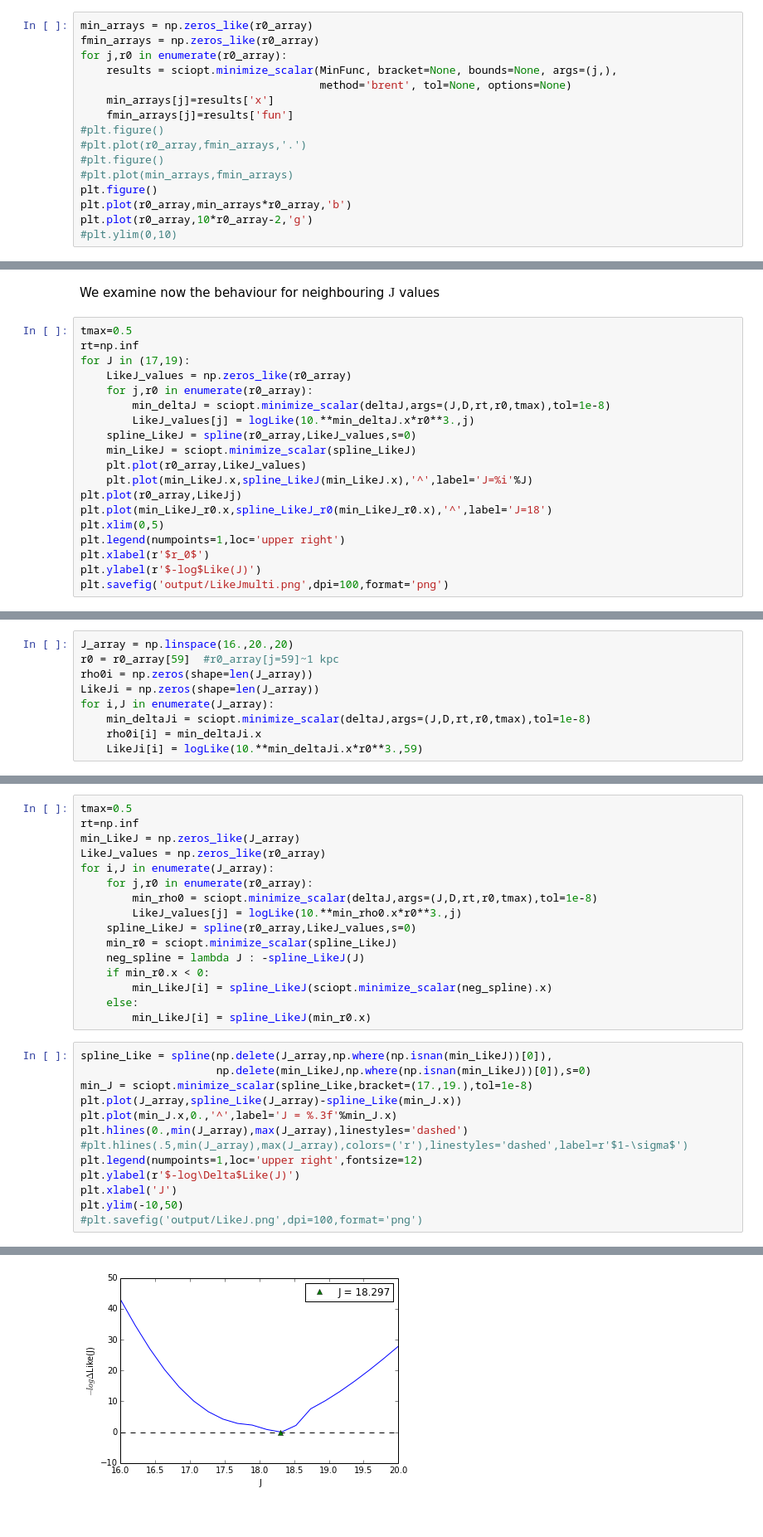
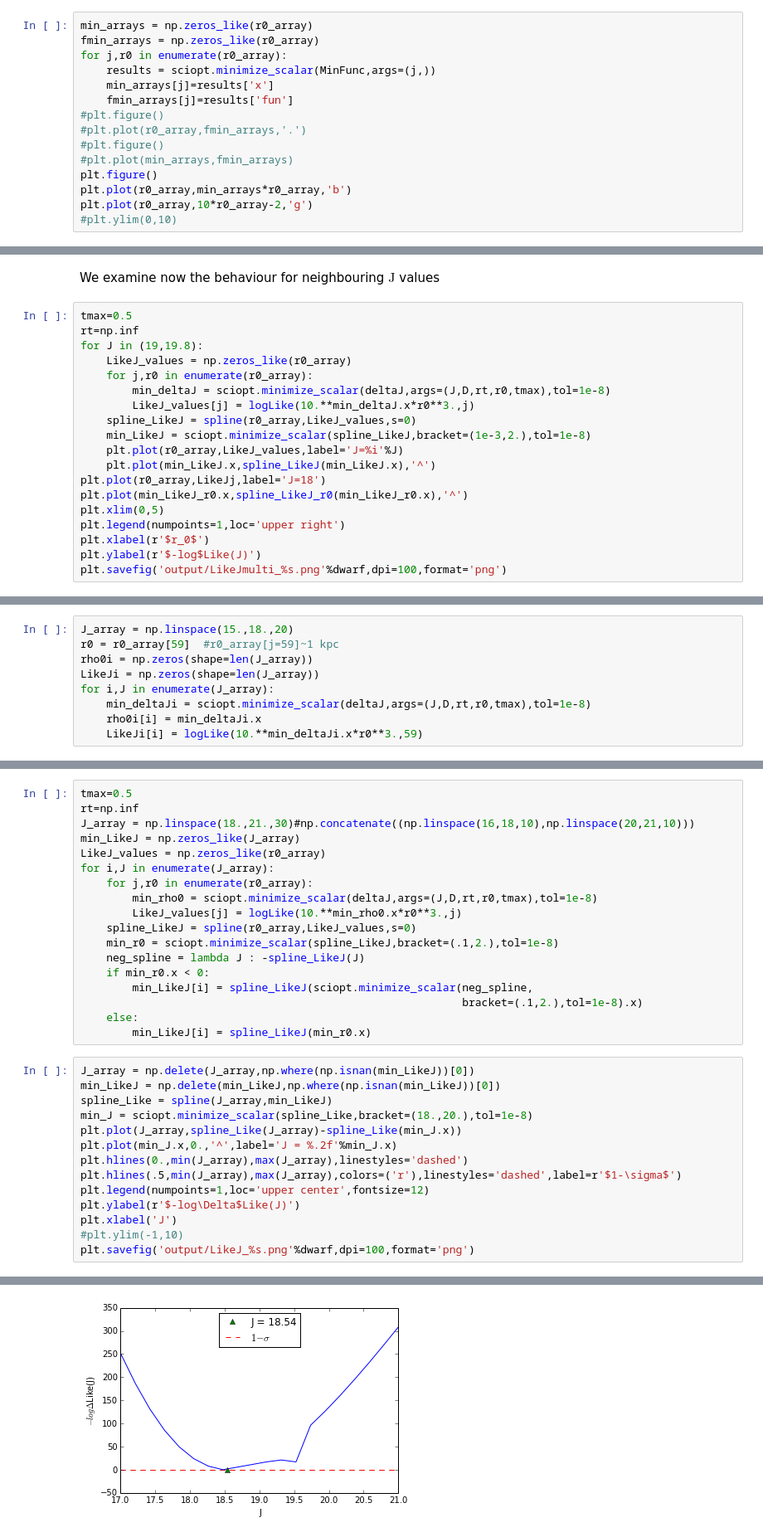
Before and after one commit to achiappo/FRESKA, a Jupyter notebook: spherical_jeans_analysis.ipynb, the cells around one changed output, grey strips where cells are left out. Shown: that part at 83% size. Saved outputs shown, nothing was run; the diff lists cells and outputs as text.

```diff
--- a/spherical_jeans_analysis.ipynb
+++ b/spherical_jeans_analysis.ipynb
@@ -297,8 +297,7 @@ plt.plot(10**results['x'],results['fun'],'v')
 min_arrays = np.zeros_like(r0_array)
 fmin_arrays = np.zeros_like(r0_array)
 for j,r0 in enumerate(r0_array):
-    results = sciopt.minimize_scalar(MinFunc, bracket=None, bounds=None, args=(j,),
-                                     method='brent', tol=None, options=None)
+    results = sciopt.minimize_scalar(MinFunc,args=(j,))
     min_arrays[j]=results['x']
     fmin_arrays[j]=results['fun']
 #plt.figure()
@@ -529,20 +532,20 @@ We examine now the behaviour for neighbouring $\mathrm{J}$ values
 # %%
 tmax=0.5
 rt=np.inf
-for J in (17,19):
+for J in (19,19.8):
     LikeJ_values = np.zeros_like(r0_array)
     for j,r0 in enumerate(r0_array):
         min_deltaJ = sciopt.minimize_scalar(deltaJ,args=(J,D,rt,r0,tmax),tol=1e-8)
         LikeJ_values[j] = logLike(10.**min_deltaJ.x*r0**3.,j)
     spline_LikeJ = spline(r0_array,LikeJ_values,s=0)
-    min_LikeJ = sciopt.minimize_scalar(spline_LikeJ)
-    plt.plot(r0_array,LikeJ_values)
-    plt.plot(min_LikeJ.x,spline_LikeJ(min_LikeJ.x),'^',label='J=%i'%J)
-plt.plot(r0_array,LikeJj)
-plt.plot(min_LikeJ_r0.x,spline_LikeJ_r0(min_LikeJ_r0.x),'^',label='J=18')
+    min_LikeJ = sciopt.minimize_scalar(spline_LikeJ,bracket=(1e-3,2.),tol=1e-8)
+    plt.plot(r0_array,LikeJ_values,label='J=%i'%J)
+    plt.plot(min_LikeJ.x,spline_LikeJ(min_LikeJ.x),'^')
+plt.plot(r0_array,LikeJj,label='J=18')
+plt.plot(min_LikeJ_r0.x,spline_LikeJ_r0(min_LikeJ_r0.x),'^')
 plt.xlim(0,5)
 plt.legend(numpoints=1,loc='upper right')
 plt.xlabel(r'$r_0$')
 plt.ylabel(r'$-log$Like(J)')
-plt.savefig('output/LikeJmulti.png',dpi=100,format='png')
+plt.savefig('output/LikeJmulti_%s.png'%dwarf,dpi=100,format='png')
 # %% [output]
@@ -552,7 +555,7 @@ This indicates that there is a specific value of $\textrm{J}$ at which there is
 
 Below we test another a different approach: scan directly over $\textrm{J}$, extrapolate $\cal L$ for each at a fixed value $r_0$ = 1 kpc and find its minimum; then intepolate between the various minima and find the global minimum.
 # %%
-J_array = np.linspace(16.,20.,20)
+J_array = np.linspace(15.,18.,20)
 r0 = r0_array[59]  #r0_array[j=59]~1 kpc
 rho0i = np.zeros(shape=len(J_array))
 LikeJi = np.zeros(shape=len(J_array))
@@ -578,6 +578,7 @@ plt.ylabel(r'$-log$Like(J)')
 # %%
 tmax=0.5
 rt=np.inf
+J_array = np.linspace(18.,21.,30)#np.concatenate((np.linspace(16,18,10),np.linspace(20,21,10)))
 min_LikeJ = np.zeros_like(J_array)
 LikeJ_values = np.zeros_like(r0_array)
 for i,J in enumerate(J_array):
@@ -585,23 +586,25 @@ for i,J in enumerate(J_array):
         min_rho0 = sciopt.minimize_scalar(deltaJ,args=(J,D,rt,r0,tmax),tol=1e-8)
         LikeJ_values[j] = logLike(10.**min_rho0.x*r0**3.,j)
     spline_LikeJ = spline(r0_array,LikeJ_values,s=0)
-    min_r0 = sciopt.minimize_scalar(spline_LikeJ)
+    min_r0 = sciopt.minimize_scalar(spline_LikeJ,bracket=(.1,2.),tol=1e-8)
     neg_spline = lambda J : -spline_LikeJ(J)
     if min_r0.x < 0:
-        min_LikeJ[i] = spline_LikeJ(sciopt.minimize_scalar(neg_spline).x)
+        min_LikeJ[i] = spline_LikeJ(sciopt.minimize_scalar(neg_spline,
+                                                           bracket=(.1,2.),tol=1e-8).x)
     else:
         min_LikeJ[i] = spline_LikeJ(min_r0.x)
 # %%
-spline_Like = spline(np.delete(J_array,np.where(np.isnan(min_LikeJ))[0]),
-                     np.delete(min_LikeJ,np.where(np.isnan(min_LikeJ))[0]),s=0)
-min_J = sciopt.minimize_scalar(spline_Like,bracket=(17.,19.),tol=1e-8)
+J_array = np.delete(J_array,np.where(np.isnan(min_LikeJ))[0])
+min_LikeJ = np.delete(min_LikeJ,np.where(np.isnan(min_LikeJ))[0])
+spline_Like = spline(J_array,min_LikeJ)
+min_J = sciopt.minimize_scalar(spline_Like,bracket=(18.,20.),tol=1e-8)
 plt.plot(J_array,spline_Like(J_array)-spline_Like(min_J.x))
-plt.plot(min_J.x,0.,'^',label='J = %.3f'%min_J.x)
+plt.plot(min_J.x,0.,'^',label='J = %.2f'%min_J.x)
 plt.hlines(0.,min(J_array),max(J_array),linestyles='dashed')
-#plt.hlines(.5,min(J_array),max(J_array),colors=('r'),linestyles='dashed',label=r'$1-\sigma$')
-plt.legend(numpoints=1,loc='upper right',fontsize=12)
+plt.hlines(.5,min(J_array),max(J_array),colors=('r'),linestyles='dashed',label=r'$1-\sigma$')
+plt.legend(numpoints=1,loc='upper center',fontsize=12)
 plt.ylabel(r'$-log\Delta$Like(J)')
 plt.xlabel('J')
-plt.ylim(-10,50)
-#plt.savefig('output/LikeJ.png',dpi=100,format='png')
+#plt.ylim(-1,10)
+plt.savefig('output/LikeJ_%s.png'%dwarf,dpi=100,format='png')
 # %% [output]
@@ -609 +611 @@ plt.ylim(-10,50)
-[figure, old version]
+[figure, new version]
```
Also changed, not shown: parts of 25 cells of this notebook.
